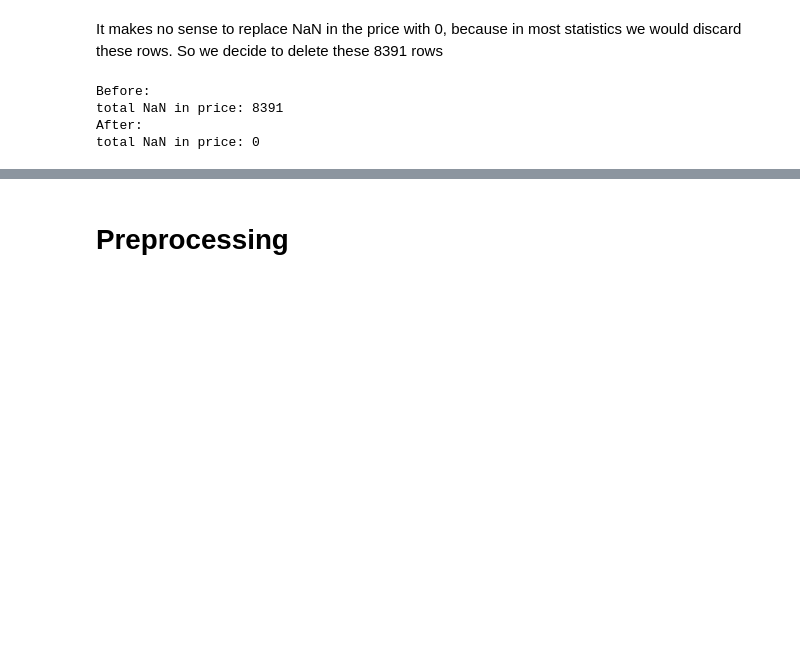
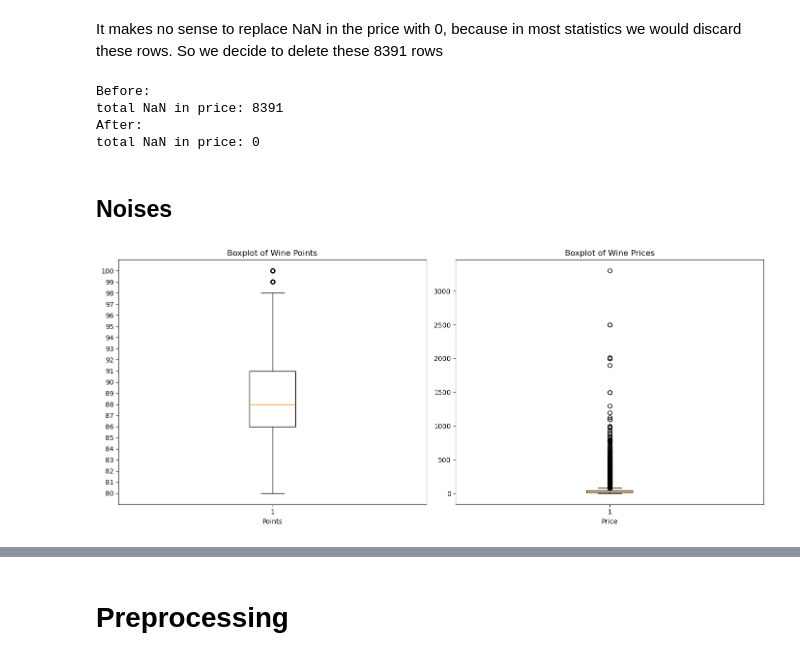
Before and after one commit to Supsi-Collaborative-Projects/wine-analysis, a Jupyter notebook: analysis.ipynb, the cells around one changed output, grey strips where cells are left out. Drawn from its saved outputs; the diff is of its cells as text; code cells hidden in the pictures; blank space fills up the shorter version.

```diff
--- a/analysis.ipynb
+++ b/analysis.ipynb
@@ -219,3 +224,26 @@ Before:
 total NaN in price: 8391
 After:
 total NaN in price: 0
+# %% [markdown]
+## Noises
+# %%
+# Create boxplots for 'points' and 'price'
+plt.figure(figsize=(14, 6))
+
+# Boxplot for 'points'
+plt.subplot(1, 2, 1)
+plt.boxplot(df['points'])
+plt.title('Boxplot of Wine Points')
+plt.xlabel('Points')
+plt.yticks(np.arange(80, 101, 1))
+
+# Boxplot for 'price'
+plt.subplot(1, 2, 2)
+plt.boxplot(df['price'])
+plt.title('Boxplot of Wine Prices')
+plt.xlabel('Price')
+
+plt.tight_layout()
+plt.show()
+# %% [output]
+[figure, added]
```
Also changed, not shown: parts of 15 cells of this notebook.
